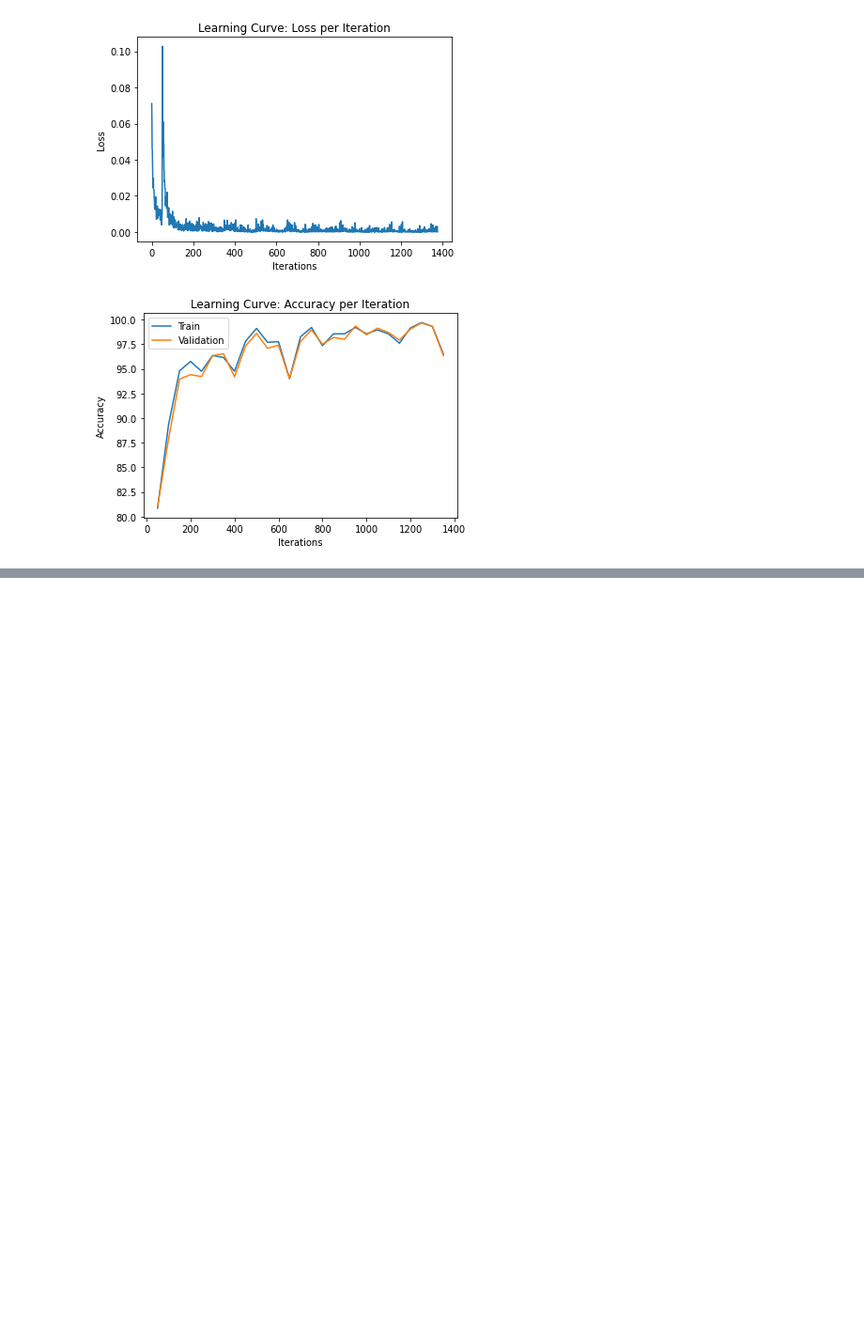
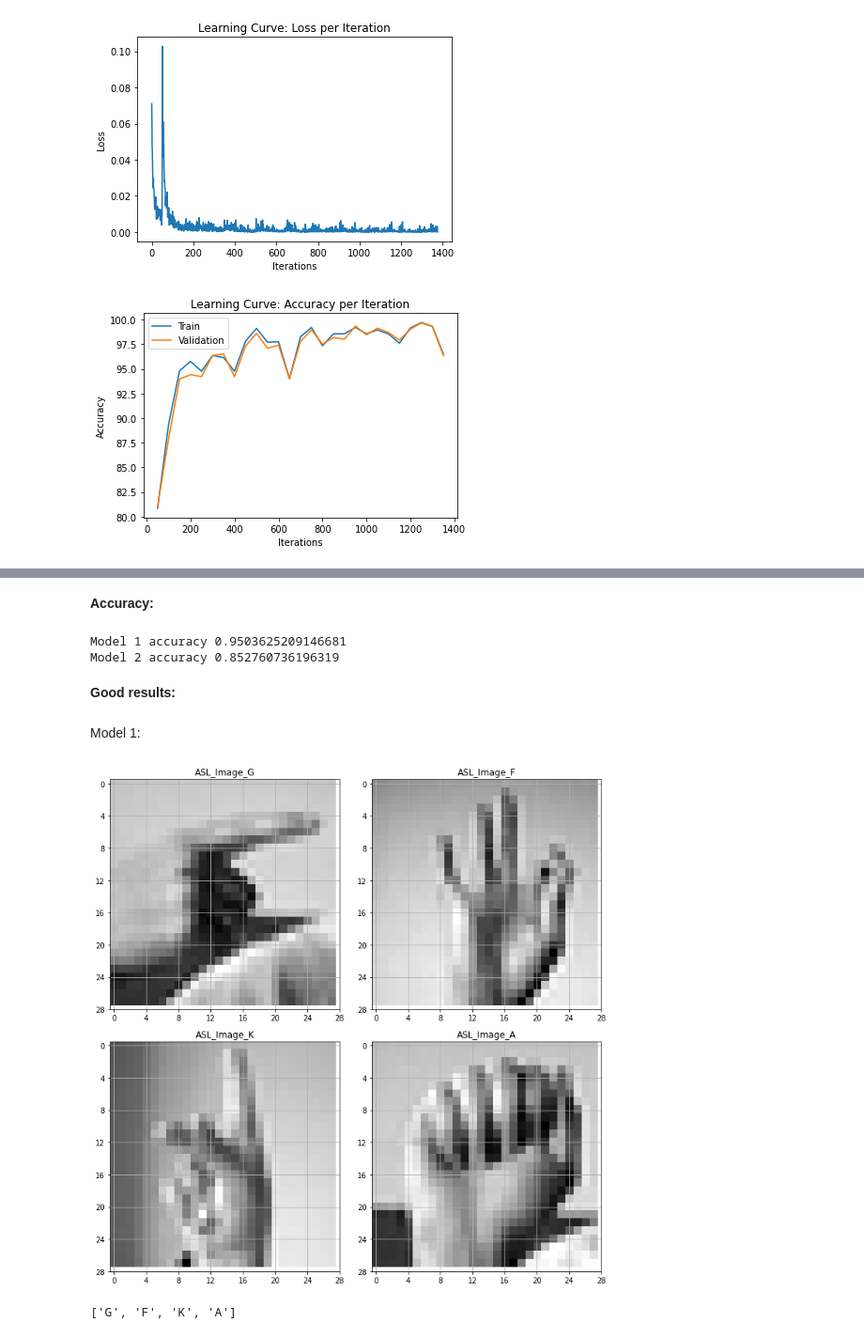
Before and after one commit to RonBartov/american-sign-language-image-classification, a Jupyter notebook: Final_Project_ASL_Classification.ipynb, the cells around one changed output, grey strips where cells are left out. Shown: that part at 94% size. Drawn from its saved outputs; the diff is of its cells as text; code cells hidden in the pictures; blank space fills up the shorter version.

```diff
--- a/Final_Project_ASL_Classification.ipynb
+++ b/Final_Project_ASL_Classification.ipynb
@@ -894,0 +895,15 @@ print(test1)
+# %%
+def predict(model , data_loader):
+  model.eval()
+  predictions_numbers = []
+  predictions_letters = []
+  with torch.no_grad():
+    for images, labels in data_loader:
+      images = images.to(device)
+      labels = labels.to(device)
+      outputs = model(images)
+      _, predicted = torch.max(outputs.data, 1) # predicted is the maximum index of outputs.data
+      predictions_numbers= predictions_numbers+ predicted.cpu().tolist()
+      temp_letters = [int_to_letter_dict[predicted.cpu().tolist()[x]] for x in range(len(predicted.cpu().tolist()))]
+      predictions_letters = predictions_letters+ temp_letters
+    return predictions_numbers , predictions_letters
@@ -895,2 +912,2 @@ print(test1)
 # %%
-test_loader = data_loader(df_test , 200)
+test_loader = data_loader(df_test , 200 , shuffle = False)
@@ -909,0 +914,38 @@ print(xxxxx3)
+# %%
+def predict(model , data_loader):
+  model.eval()
+  predictions_numbers = []
+  predictions_letters = []
+  with torch.no_grad():
+    for images, labels in data_loader:
+      images = images.to(device)
+      labels = labels.to(device)
+      outputs = model(images)
+      _, predicted = torch.max(outputs.data, 1) # predicted is the maximum index of outputs.data
+      predictions_numbers= predictions_numbers+ predicted.cpu().tolist()
+      temp_letters = [int_to_letter_dict[predicted.cpu().tolist()[x]] for x in range(len(predicted.cpu().tolist()))]
+      predictions_letters = predictions_letters+ temp_letters
+    return predictions_numbers , predictions_letters
+# %% [markdown]
+**Accuracy:**
+# %%
+accuracy_1 = test(model, test_loader)
+accuracy_2 = test(model2, test_loader)
+
+print("Model 1 accuracy" , accuracy_1)
+print("Model 2 accuracy" , accuracy_2)
+# %% [output]
+Model 1 accuracy 0.9503625209146681
+Model 2 accuracy 0.852760736196319
+# %% [markdown]
+**Good results:**
+# %% [markdown]
+Model 1:
+# %%
+#first model
+predicted_numbers_1 , predicted_letters_1 = predict(model ,test_loader)
+plot_images(df_test[:4] , int_to_letter_dict , 2 , 2)
+print(predicted_letters_1[:4])
+# %% [output]
+[figure, added]
+['G', 'F', 'K', 'A']
```
Also changed, not shown: parts of 14 cells of this notebook.
